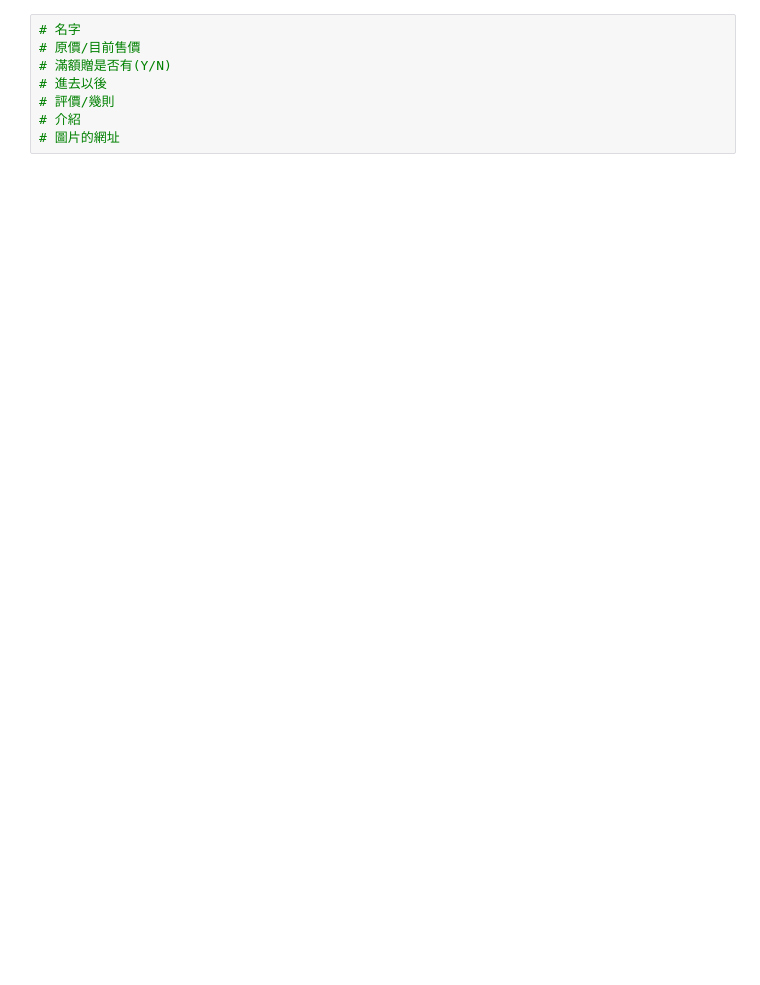
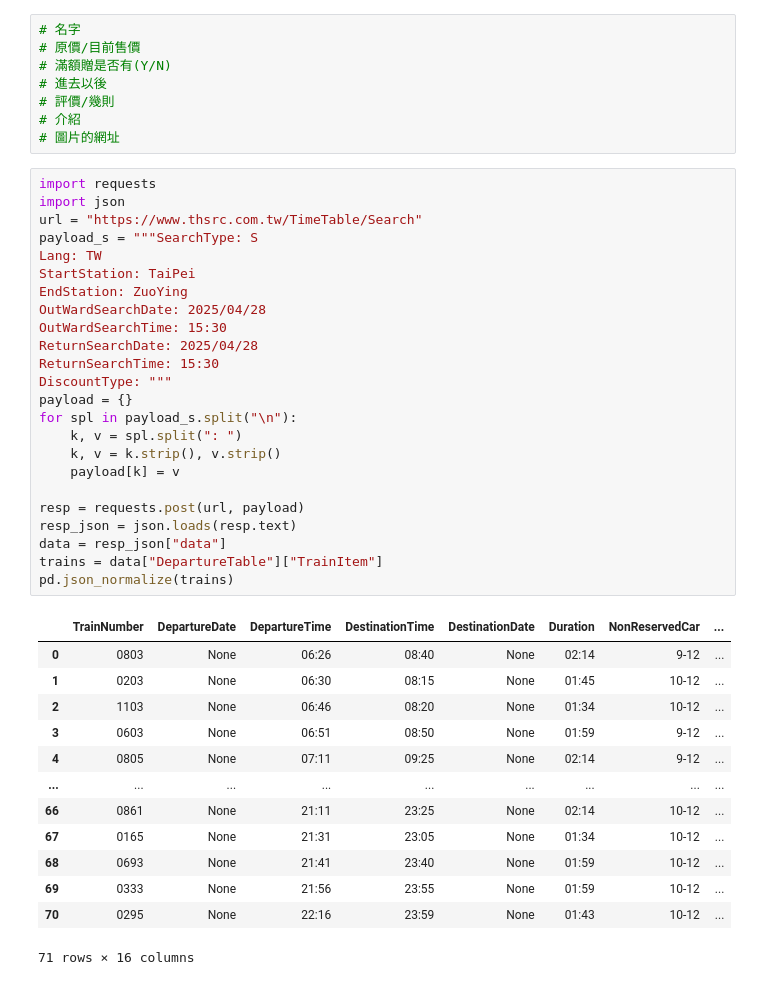
Before and after one commit to ldsAS/Tibame-AI-Learning, a Jupyter notebook: Tibame20250428爬吹風機.ipynb, the cells around one changed output. Saved outputs shown, nothing was run; the diff lists cells and outputs as text; blank space fills up the shorter version.

```diff
--- a/Tibame20250428爬吹風機.ipynb
+++ b/Tibame20250428爬吹風機.ipynb
@@ -142,3 +142,41 @@ https://24h.pchome.com.tw/prod/DMAH02-A69891737
 # 評價/幾則
 # 介紹
 # 圖片的網址
+# %%
+import requests
+import json
+url = "https://www.thsrc.com.tw/TimeTable/Search"
+payload_s = """SearchType: S
+Lang: TW
+StartStation: TaiPei
+EndStation: ZuoYing
+OutWardSearchDate: 2025/04/28
+OutWardSearchTime: 15:30
+ReturnSearchDate: 2025/04/28
+ReturnSearchTime: 15:30
+DiscountType: """
+payload = {}
+for spl in payload_s.split("\n"):
+    k, v = spl.split(": ")
+    k, v = k.strip(), v.strip()
+    payload[k] = v
+
+resp = requests.post(url, payload)
+resp_json = json.loads(resp.text)
+data = resp_json["data"]
+trains = data["DepartureTable"]["TrainItem"]
+pd.json_normalize(trains)
+# %% [output]
+|  | TrainNumber | DepartureDate | DepartureTime | DestinationTime | DestinationDate | Duration | NonReservedCar | ... |
+| 0 | 0803 | None | 06:26 | 08:40 | None | 02:14 | 9-12 | ... |
+| 1 | 0203 | None | 06:30 | 08:15 | None | 01:45 | 10-12 | ... |
+| 2 | 1103 | None | 06:46 | 08:20 | None | 01:34 | 10-12 | ... |
+| 3 | 0603 | None | 06:51 | 08:50 | None | 01:59 | 9-12 | ... |
+| 4 | 0805 | None | 07:11 | 09:25 | None | 02:14 | 9-12 | ... |
+| ... | ... | ... | ... | ... | ... | ... | ... | ... |
+| 66 | 0861 | None | 21:11 | 23:25 | None | 02:14 | 10-12 | ... |
+| 67 | 0165 | None | 21:31 | 23:05 | None | 01:34 | 10-12 | ... |
+| 68 | 0693 | None | 21:41 | 23:40 | None | 01:59 | 10-12 | ... |
+| 69 | 0333 | None | 21:56 | 23:55 | None | 01:59 | 10-12 | ... |
+| 70 | 0295 | None | 22:16 | 23:59 | None | 01:43 | 10-12 | ... |
+71 rows × 16 columns
```
Also changed, not shown: parts of 1 cell of this notebook.
